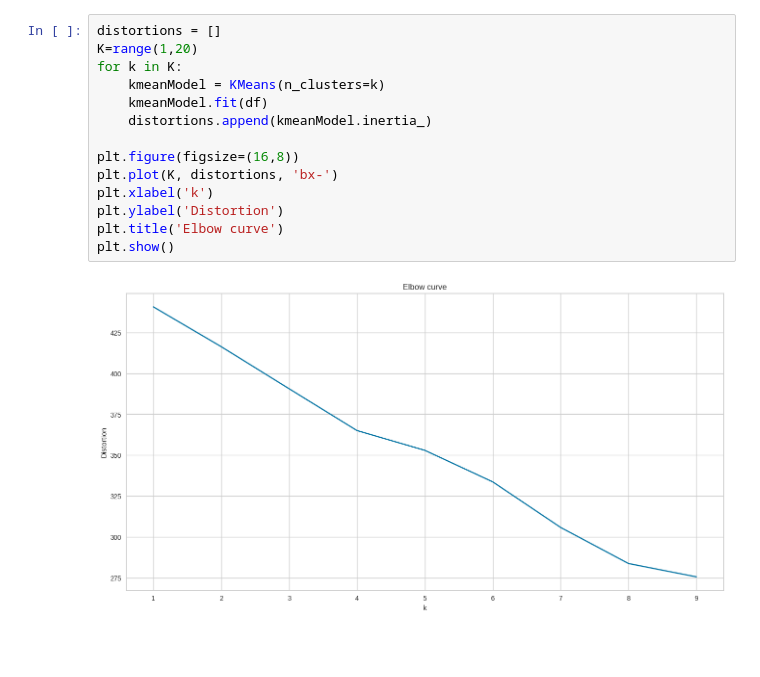
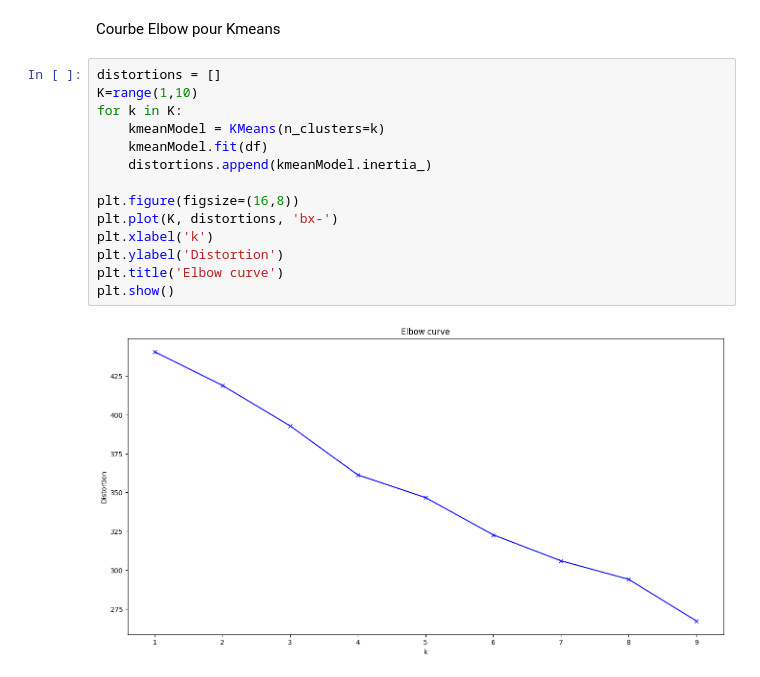
Before and after one commit to mbuffard/Projet_myelome, a Jupyter notebook: cluter_mutations.ipynb, the cells around one changed output. Cells and saved outputs as stored; diff of their text form; blank space fills up the shorter version.

```diff
--- a/cluter_mutations.ipynb
+++ b/cluter_mutations.ipynb
@@ -69,16 +74,18 @@ fig.savefig("hierarchical_clutering.png")
+# %% [markdown]
+Courbe Elbow pour Kmeans
 # %%
 distortions = []
-K=range(1,20)
+K=range(1,10)
 for k in K:
     kmeanModel = KMeans(n_clusters=k)
     kmeanModel.fit(df)
     distortions.append(kmeanModel.inertia_)
 
 plt.figure(figsize=(16,8))
 plt.plot(K, distortions, 'bx-')
 plt.xlabel('k')
 plt.ylabel('Distortion')
 plt.title('Elbow curve')
 plt.show()
 # %% [output]
-[figure, old version]
+[figure, new version]
```
Also changed, not shown: parts of 32 cells of this notebook.
